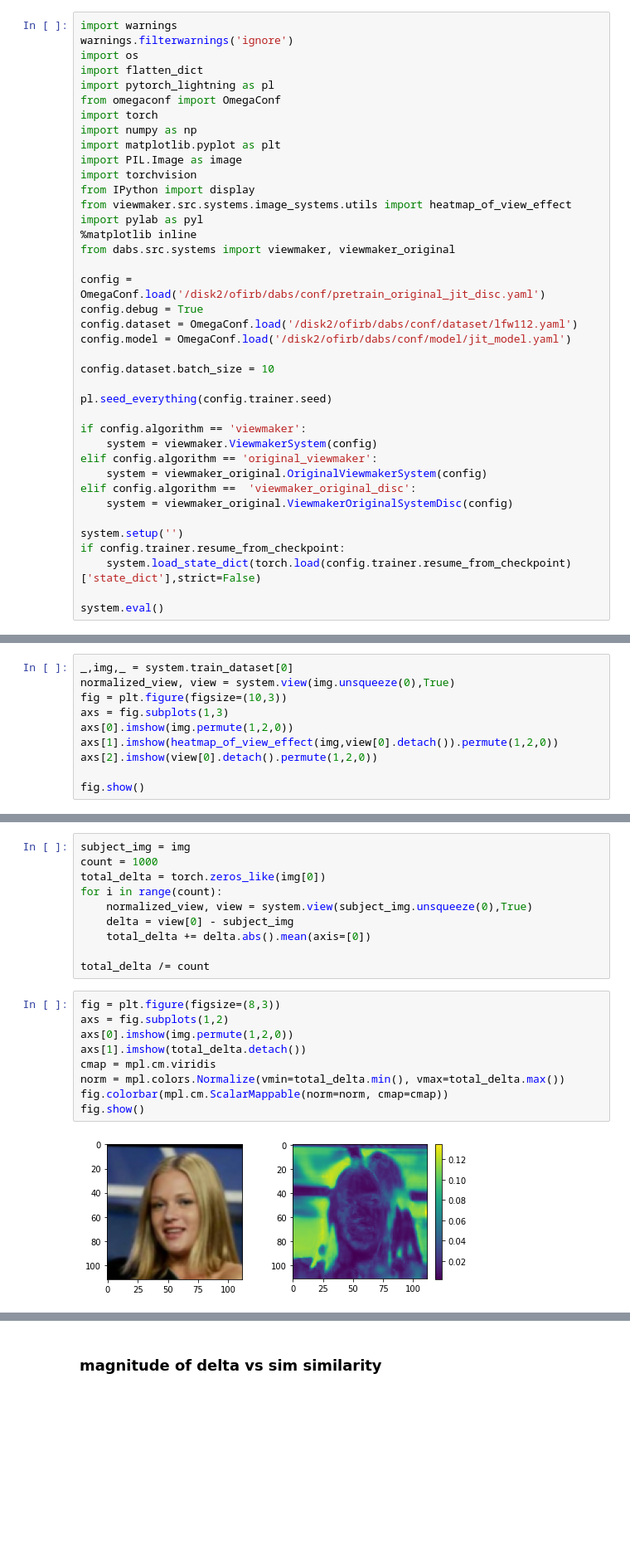
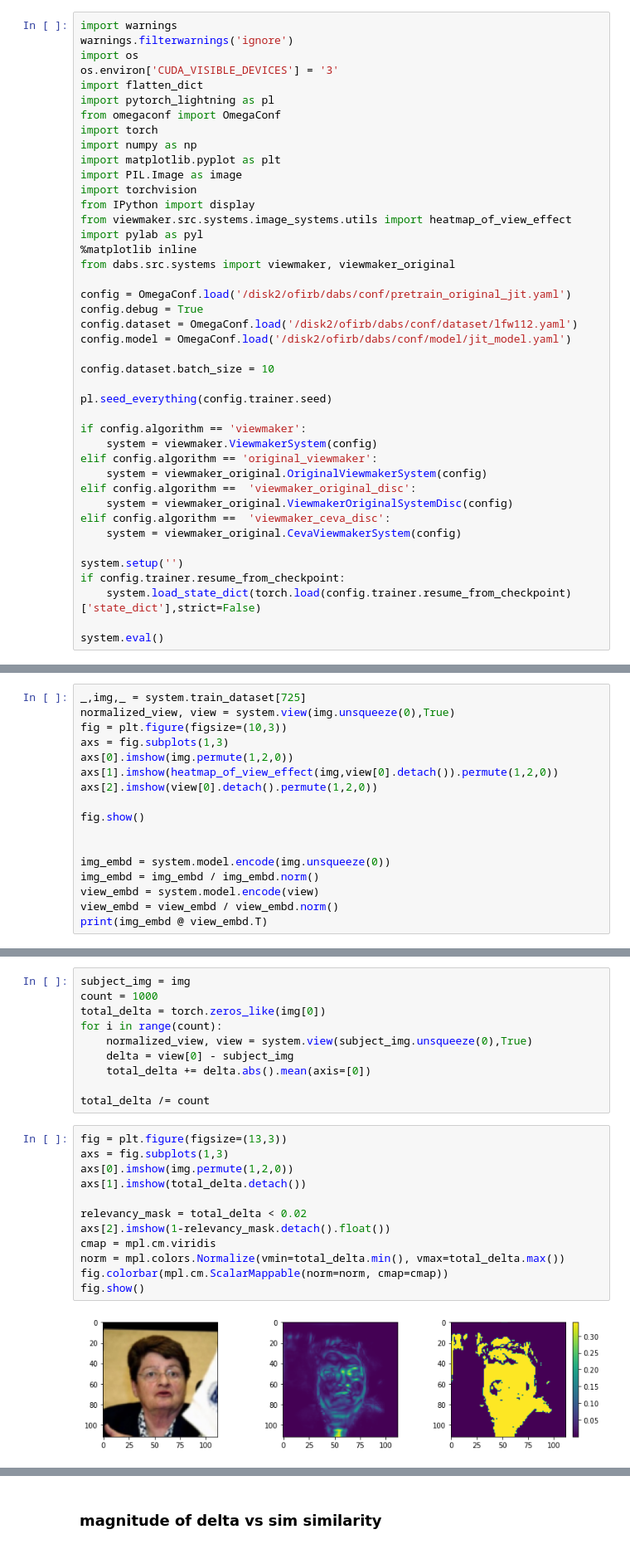
Before and after one commit to ofirbartal100/omg_attack, a Jupyter notebook: vm_heatmap.ipynb, the cells around one changed output, grey strips where cells are left out. Shown at 83% size. Cells and saved outputs as stored; diff of their text form; blank space fills up the shorter version.

```diff
--- a/vm_heatmap.ipynb
+++ b/vm_heatmap.ipynb
@@ -2,6 +2,7 @@
 import warnings
 warnings.filterwarnings('ignore')
 import os
+os.environ['CUDA_VISIBLE_DEVICES'] = '3'
 import flatten_dict
 import pytorch_lightning as pl
 from omegaconf import OmegaConf
@@ -16,7 +17,7 @@ import pylab as pyl
 %matplotlib inline
 from dabs.src.systems import viewmaker, viewmaker_original
 
-config = OmegaConf.load('/disk2/ofirb/dabs/conf/pretrain_original_jit_disc.yaml')
+config = OmegaConf.load('/disk2/ofirb/dabs/conf/pretrain_original_jit.yaml')
 config.debug = True
 config.dataset = OmegaConf.load('/disk2/ofirb/dabs/conf/dataset/lfw112.yaml')
 config.model = OmegaConf.load('/disk2/ofirb/dabs/conf/model/jit_model.yaml')
@@ -31,6 +32,8 @@ elif config.algorithm == 'original_viewmaker':
     system = viewmaker_original.OriginalViewmakerSystem(config)
 elif config.algorithm ==  'viewmaker_original_disc':
     system = viewmaker_original.ViewmakerOriginalSystemDisc(config)
+elif config.algorithm ==  'viewmaker_ceva_disc':
+    system = viewmaker_original.CevaViewmakerSystem(config)
 
 system.setup('')
 if config.trainer.resume_from_checkpoint:
@@ -77,5 +105,5 @@ Loading BokehJS ...
 # %%
-_,img,_ = system.train_dataset[0]
+_,img,_ = system.train_dataset[725]
 normalized_view, view = system.view(img.unsqueeze(0),True)
 fig = plt.figure(figsize=(10,3))
 axs = fig.subplots(1,3)
@@ -84,5 +112,12 @@ axs[1].imshow(heatmap_of_view_effect(img,view[0].detach()).permute(1,2,0))
 axs[2].imshow(view[0].detach().permute(1,2,0))
 
 fig.show()
+
+
+img_embd = system.model.encode(img.unsqueeze(0))
+img_embd = img_embd / img_embd.norm()
+view_embd = system.model.encode(view)
+view_embd = view_embd / view_embd.norm()
+print(img_embd @ view_embd.T)
 # %% [output]
 Clipping input data to the valid range for imshow with RGB data ([0..1] for floats or [0..255] for integers).
@@ -118,13 +156,16 @@ for i in range(count):
 
 total_delta /= count
 # %%
-fig = plt.figure(figsize=(8,3))
-axs = fig.subplots(1,2)
+fig = plt.figure(figsize=(13,3))
+axs = fig.subplots(1,3)
 axs[0].imshow(img.permute(1,2,0))
 axs[1].imshow(total_delta.detach())
+
+relevancy_mask = total_delta < 0.02
+axs[2].imshow(1-relevancy_mask.detach().float())
 cmap = mpl.cm.viridis
 norm = mpl.colors.Normalize(vmin=total_delta.min(), vmax=total_delta.max())
 fig.colorbar(mpl.cm.ScalarMappable(norm=norm, cmap=cmap))
 fig.show()
 # %% [output]
-[figure, old version]
+[figure, new version]
```
Also changed, not shown: parts of 16 cells of this notebook, 8 other files.
